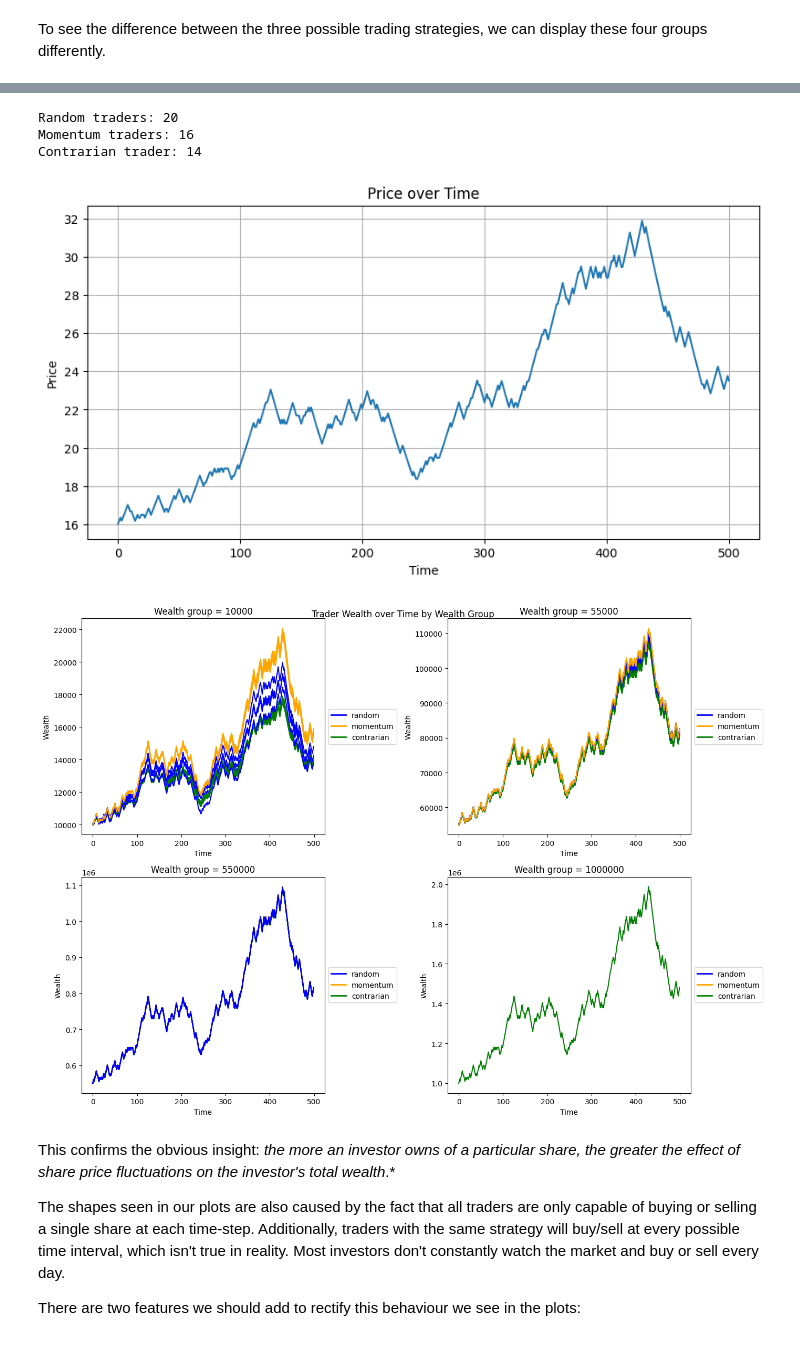
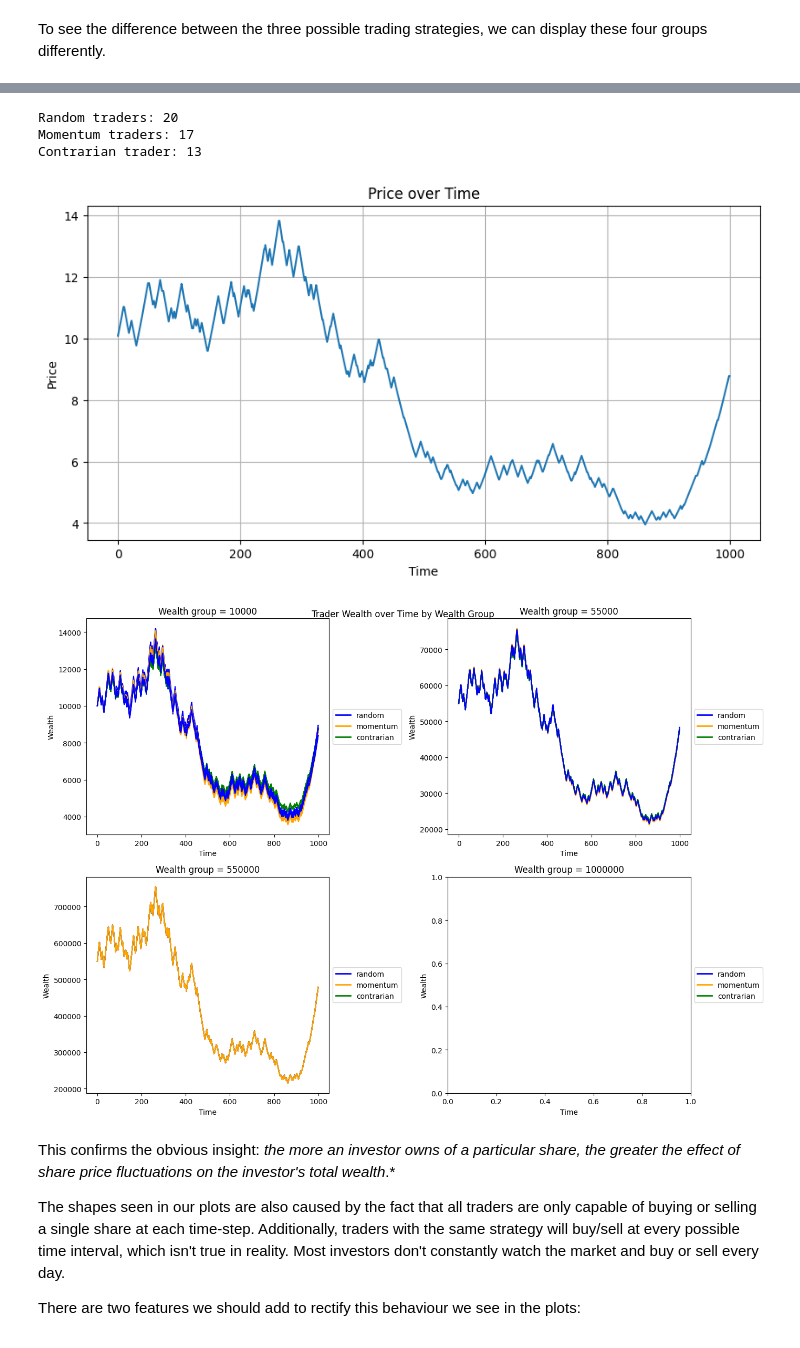
Before and after one commit to wiaanjvr/market_simulation, a Jupyter notebook: market_sim_1.0.ipynb, the cells around one changed output, grey strips where cells are left out. Drawn from its saved outputs; the diff is of its cells as text; code cells hidden in the pictures.

```diff
--- a/market_sim_1.0.ipynb
+++ b/market_sim_1.0.ipynb
@@ -403,6 +401,8 @@ Contrarian trader: 12
 
 It would be interesting to track each of our trader's invested wealth throughout time, that is the value of their shares. A simple way of achieving this is adding a new variable, __share_history__, to our class to store each trader's share value at a particular point in time.
 # %%
+random.seed(100)
+
 class Trader:
 
     def __init__(self, strategy, cash, shares, wealth_group):
@@ -414,22 +414,28 @@ class Trader:
         self.share_history = []
 
     def decide(self, current_price, price_history):
-        if self.strategy == 'random':
-            return random.choice(['buy', 'sell', 'hold'])
-        elif self.strategy == 'momentum':
-            if (current_price > price_history[-1]):
-                return 'buy'
-            elif (current_price < price_history[-1]):
-                return 'sell'
+        if len(price_history) == 1:
+            if self.strategy == 'random':
+                return random.choice(['buy', 'sell', 'hold'])
             else:
                 return 'hold'
-        elif self.strategy == 'contrarian':
-            if (current_price > price_history[-1]):
-                return 'sell'
-            elif (current_price < price_history[-1]):
-                return 'buy'
-            else:
-                return 'hold'
+        else:
+            if self.strategy == 'random':
+                return random.choice(['buy', 'sell', 'hold'])
+            elif self.strategy == 'momentum':
+                if (current_price > price_history[-2]):
+                    return 'buy'
+                elif (current_price < price_history[-2]):
+                    return 'sell'
+                else:
+                    return 'hold'
+            elif self.strategy == 'contrarian':
+                if (current_price > price_history[-2]):
+                    return 'sell'
+                elif (current_price < price_history[-2]):
+                    return 'buy'
+                else:
+                    return 'hold'
 
 def initiate_orders(traders, price, price_history):
     buy_orders = []
@@ -449,7 +455,7 @@ def initiate_orders(traders, price, price_history):
 
     return buy_orders, sell_orders
 
-def simulate_market(num_traders, time_steps, transaction_fee_perc=0.75, total_shares=10000):
+def simulate_market(num_traders, time_steps, transaction_fee_perc=0.75, total_shares=25000):
     traders, initial_price = create_traders(num_traders, total_shares)
     print_trader_counts(traders)
     ph = run_sim(traders, initial_price, [initial_price], time_steps, transaction_fee_perc)
@@ -458,5 +464,5 @@ def simulate_market(num_traders, time_steps, transaction_fee_perc=0.75, total_sh
     # Change function to return traders and price history for plotting
     return traders, ph
 
-traders, ph = simulate_market(50, 500)
+traders, ph = simulate_market(50, 1000)
 # %% [output]
@@ -572,28 +578,30 @@ Currently, we have 10,000 shares between everyone, but if we increased the total
 # %%
-traders, ph = simulate_market(50, 500, 0.75, 500000)
+random.seed(100)
+
+traders, ph = simulate_market(50, 1000, 0.75, 500000)
 
 plt.figure(figsize=(14, 10))
 
 plt.subplot(2,2,1)
 plot_traders_wealth_strategy(traders, 10000, 50)
 
 plt.subplot(2,2,2)
 plot_traders_wealth_strategy(traders, 55000, 50)
 
 plt.subplot(2,2,3)
 plot_traders_wealth_strategy(traders, 550000, 50)
 
 plt.subplot(2,2,4)
 plot_traders_wealth_strategy(traders, 1000000, 50)
 
 plt.suptitle("Trader Wealth over Time by Wealth Group")
 plt.show()
 # %% [output]
 Random traders: 20
-Momentum traders: 16
-Contrarian trader: 14
+Momentum traders: 17
+Contrarian trader: 13
-[figure, old version]
+[figure, new version]
-[figure, old version]
+[figure, new version]
 # %% [markdown]
 This confirms the obvious insight: _the more an investor owns of a particular share, the greater the effect of share price fluctuations on the investor's total wealth_.*
 
```
Also changed, not shown: parts of 23 cells of this notebook.
